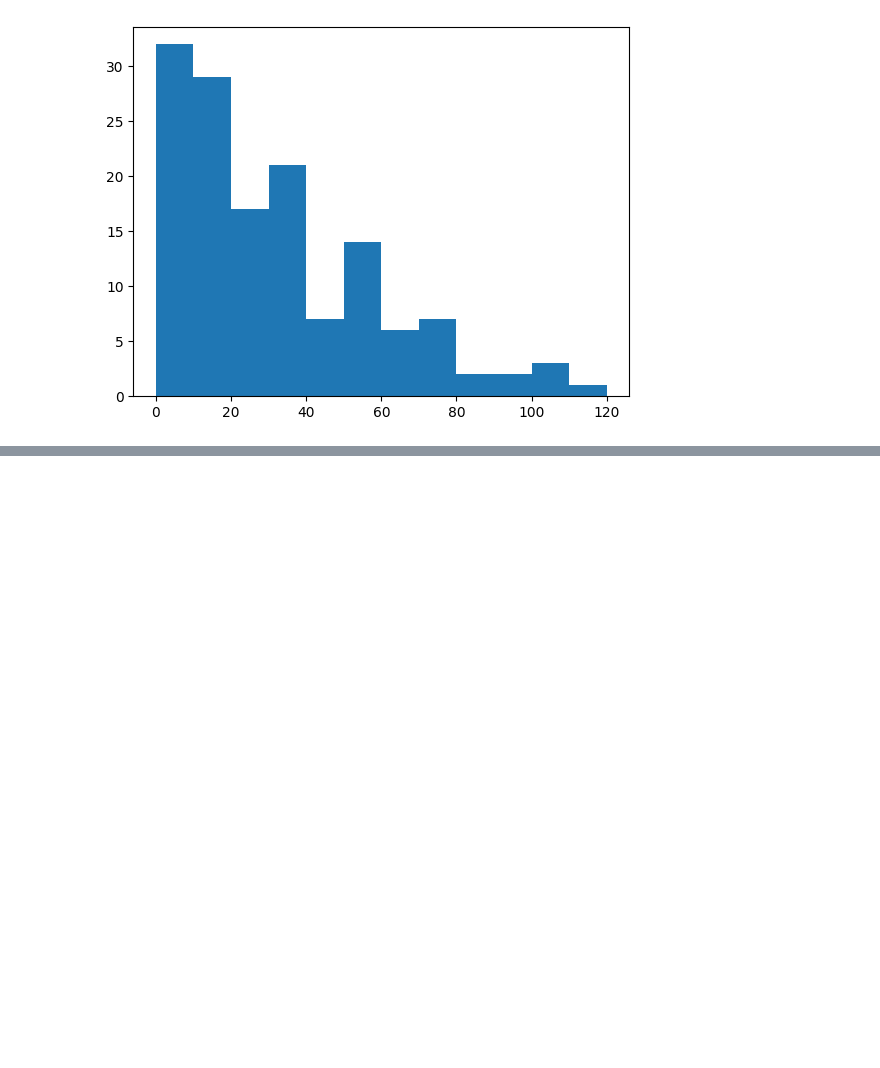
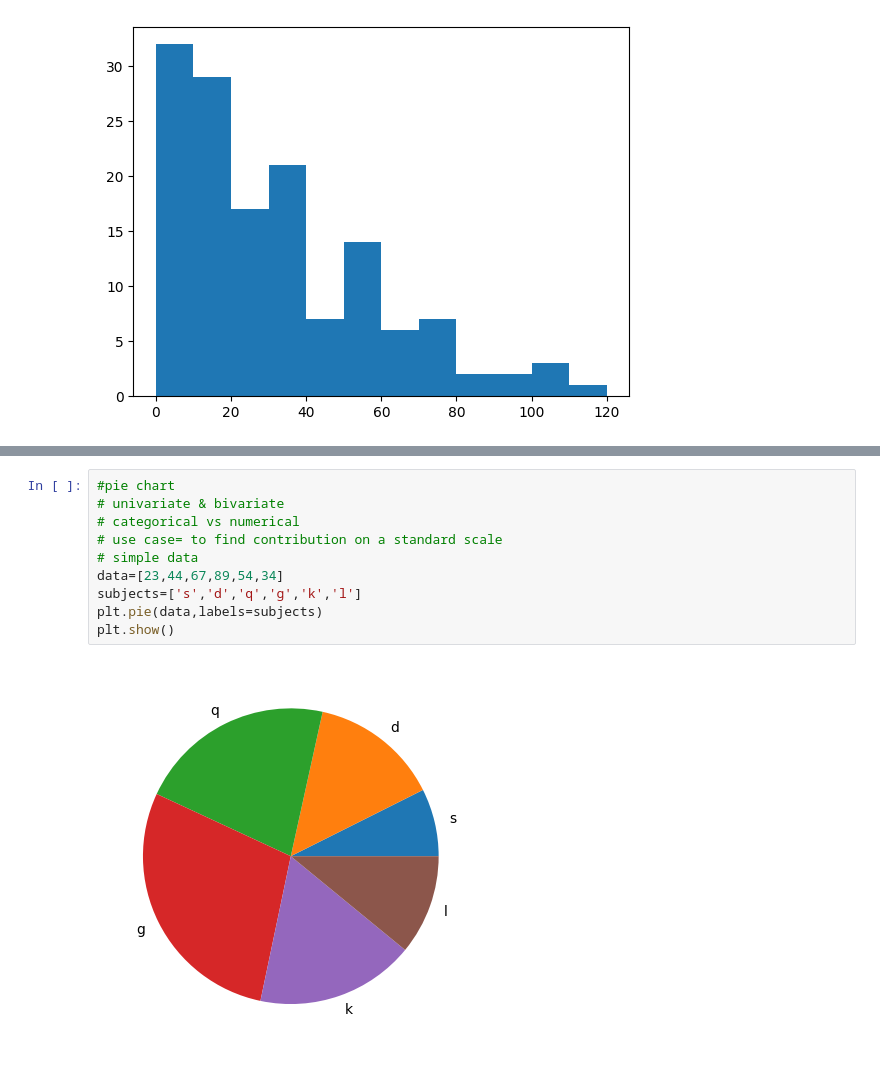
Before and after one commit to Abhinav09062005/python-, a Jupyter notebook: chapter4/mathplotlib.ipynb, the cells around one changed output, grey strips where cells are left out. Saved outputs shown, nothing was run; the diff lists cells and outputs as text; blank space fills up the shorter version.

```diff
--- a/chapter4/mathplotlib.ipynb
+++ b/chapter4/mathplotlib.ipynb
@@ -273,0 +294,12 @@ plt.hist(df['batsman_runs'],bins=[0,10,20,30,40,50,60,70,80,90,100,110,120])
+# %%
+#pie chart
+# univariate & bivariate
+# categorical vs numerical
+# use case= to find contribution on a standard scale
+# simple data
+data=[23,44,67,89,54,34]
+subjects=['s','d','q','g','k','l']
+plt.pie(data,labels=subjects)
+plt.show()
+# %% [output]
+[figure, added]
```
Also changed, not shown: parts of 4 cells of this notebook.
